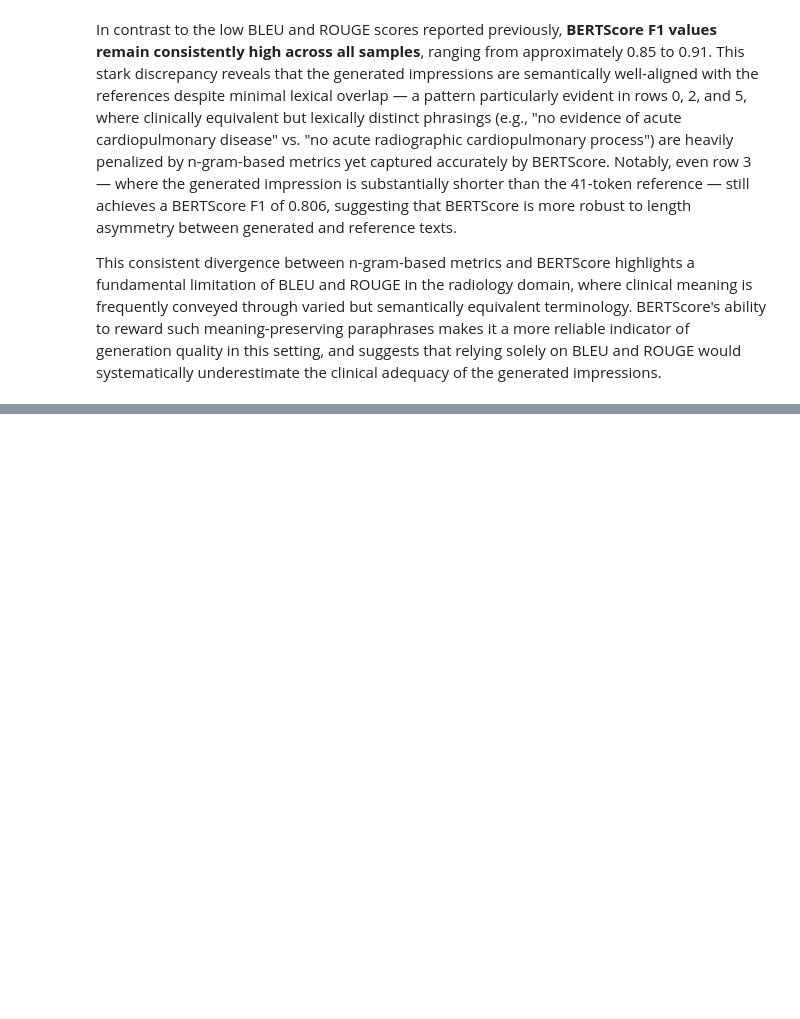
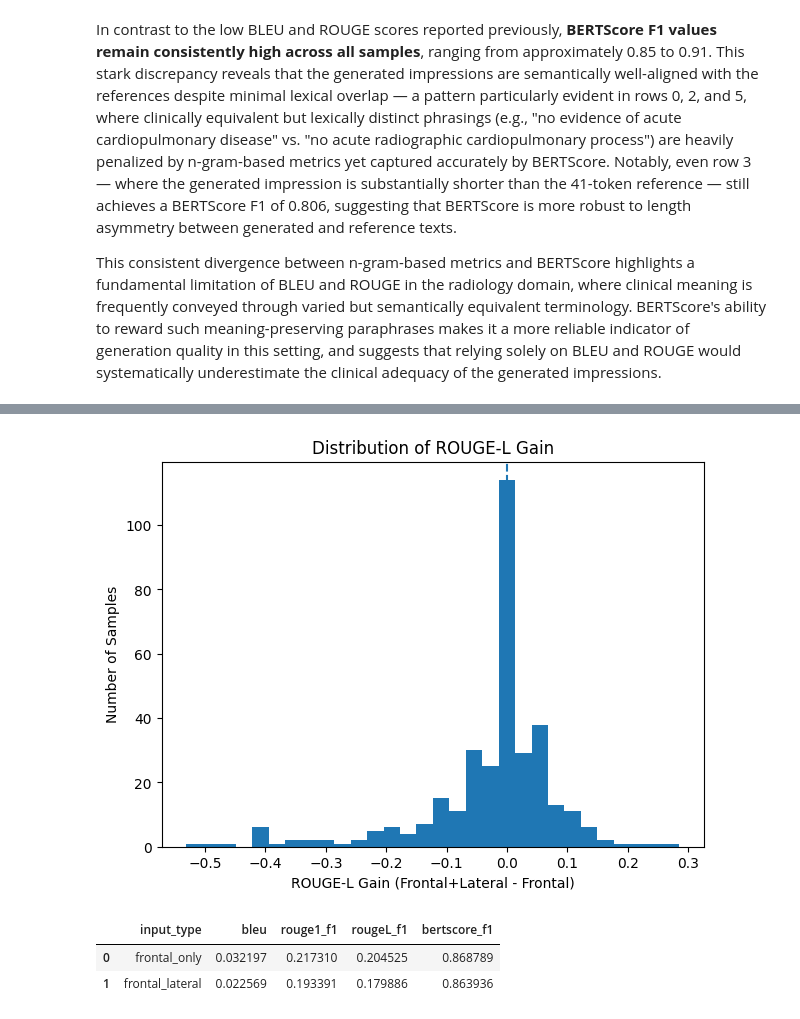
Before and after one commit to Jenyy0416/cs1090b_project, a Jupyter notebook: ms3.ipynb, the cells around one changed output, grey strips where cells are left out. Cells and saved outputs as stored; diff of their text form; code cells hidden in the pictures; blank space fills up the shorter version.

```diff
--- a/ms3.ipynb
+++ b/ms3.ipynb
@@ -867,0 +1077,33 @@ This consistent divergence between n-gram-based metrics and BERTScore highlights
+# %%
+plt.figure(figsize=(7,5))
+plt.hist(view_compare_df["rougeL_gain"].dropna(), bins=30)
+plt.axvline(0, linestyle="--")
+plt.xlabel("ROUGE-L Gain (Frontal+Lateral - Frontal)")
+plt.ylabel("Number of Samples")
+plt.title("Distribution of ROUGE-L Gain")
+plt.show()
+# %% [output]
+[figure, added]
+# %%
+summary_compare = pd.DataFrame([
+    {
+        "input_type": "frontal_only",
+        "bleu": frontal_only_df["bleu"].mean(),
+        "rouge1_f1": frontal_only_df["rouge1_f1"].mean(),
+        "rougeL_f1": frontal_only_df["rougeL_f1"].mean(),
+        "bertscore_f1": frontal_only_df["bertscore_f1"].mean()
+    },
+    {
+        "input_type": "frontal_lateral",
+        "bleu": frontal_lateral_df["bleu"].mean(),
+        "rouge1_f1": frontal_lateral_df["rouge1_f1"].mean(),
+        "rougeL_f1": frontal_lateral_df["rougeL_f1"].mean(),
+        "bertscore_f1": frontal_lateral_df["bertscore_f1"].mean()
+    }
+])
+
+summary_compare
+# %% [output]
+|  | input_type | bleu | rouge1_f1 | rougeL_f1 | bertscore_f1 |
+| 0 | frontal_only | 0.032197 | 0.217310 | 0.204525 | 0.868789 |
+| 1 | frontal_lateral | 0.022569 | 0.193391 | 0.179886 | 0.863936 |
```
Also changed, not shown: parts of 21 cells of this notebook.
